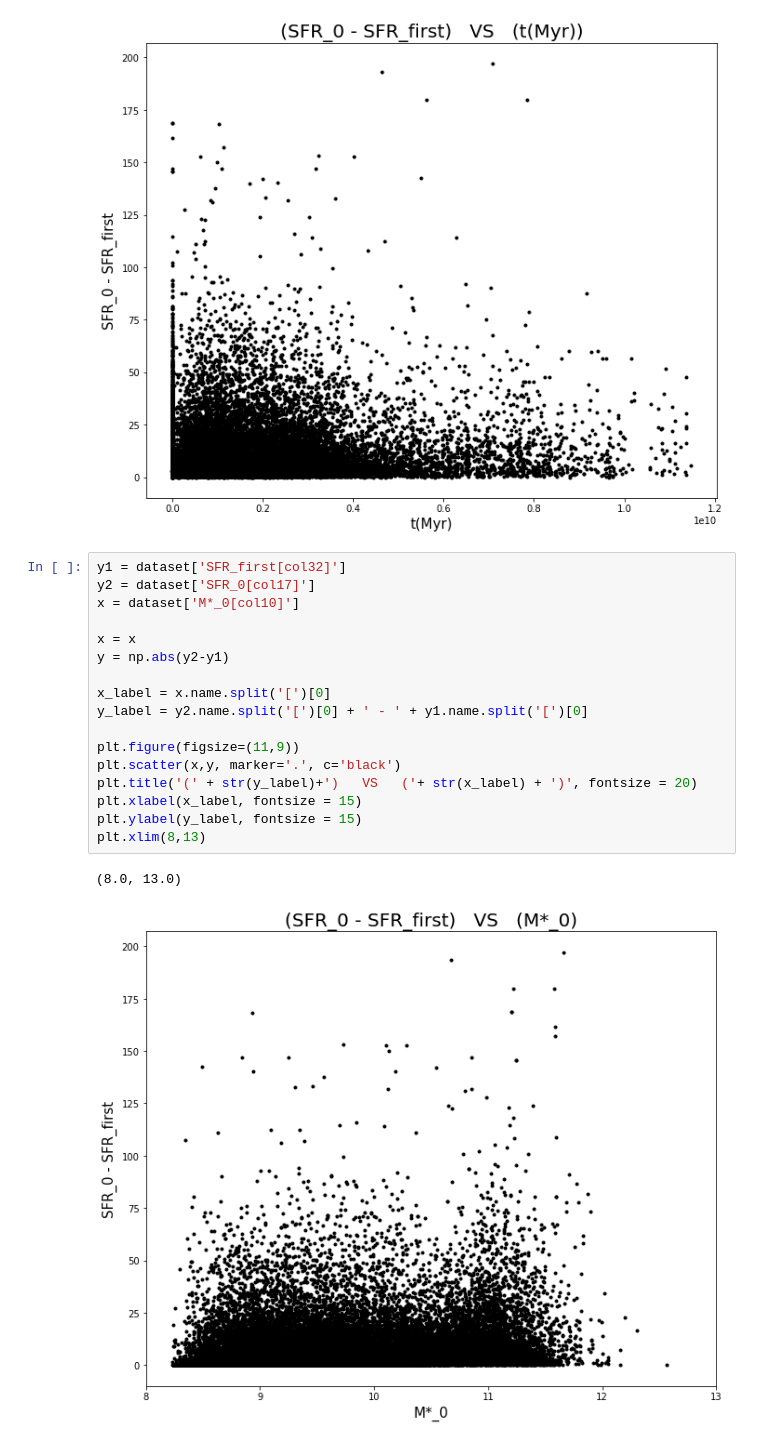
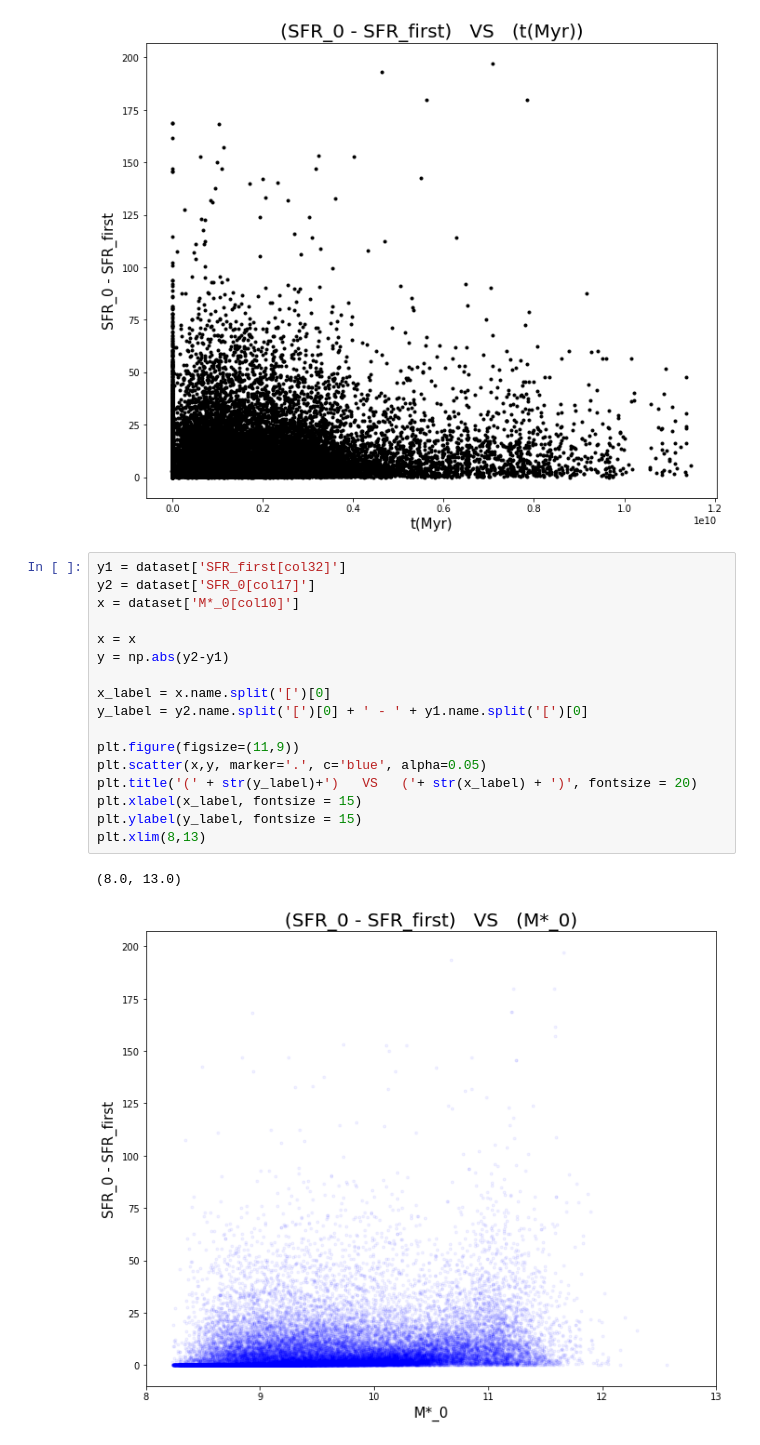
Before and after one commit to halehhajizadeh/Galaxy-Clusters, a Jupyter notebook: read_data.ipynb, the cells around one changed output. Saved outputs shown, nothing was run; the diff lists cells and outputs as text.

```diff
--- a/read_data.ipynb
+++ b/read_data.ipynb
@@ -337,23 +356,23 @@ Text(0, 0.5, 'SFR_0 - SFR_first')
 # %%
 y1 = dataset['SFR_first[col32]']
 y2 = dataset['SFR_0[col17]']
 x = dataset['M*_0[col10]']
 
 x = x
 y = np.abs(y2-y1)
 
 x_label = x.name.split('[')[0]
 y_label = y2.name.split('[')[0] + ' - ' + y1.name.split('[')[0]
 
 plt.figure(figsize=(11,9))
-plt.scatter(x,y, marker='.', c='black')
+plt.scatter(x,y, marker='.', c='blue', alpha=0.05)
 plt.title('(' + str(y_label)+')   VS   ('+ str(x_label) + ')', fontsize = 20)
 plt.xlabel(x_label, fontsize = 15)
 plt.ylabel(y_label, fontsize = 15)
 plt.xlim(8,13)
 # %% [output]
 (8.0, 13.0)
-[figure, old version]
+[figure, new version]
 # %%
 y1 = dataset['SFR_first[col32]']
 y2 = dataset['SFR_0[col17]']
```
Also changed, not shown: parts of 13 cells of this notebook, 1 other file.
